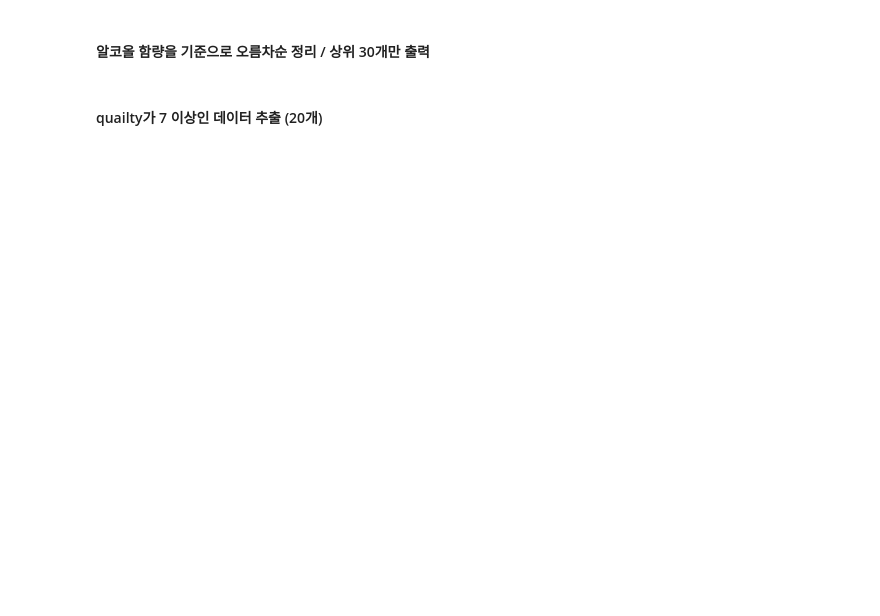
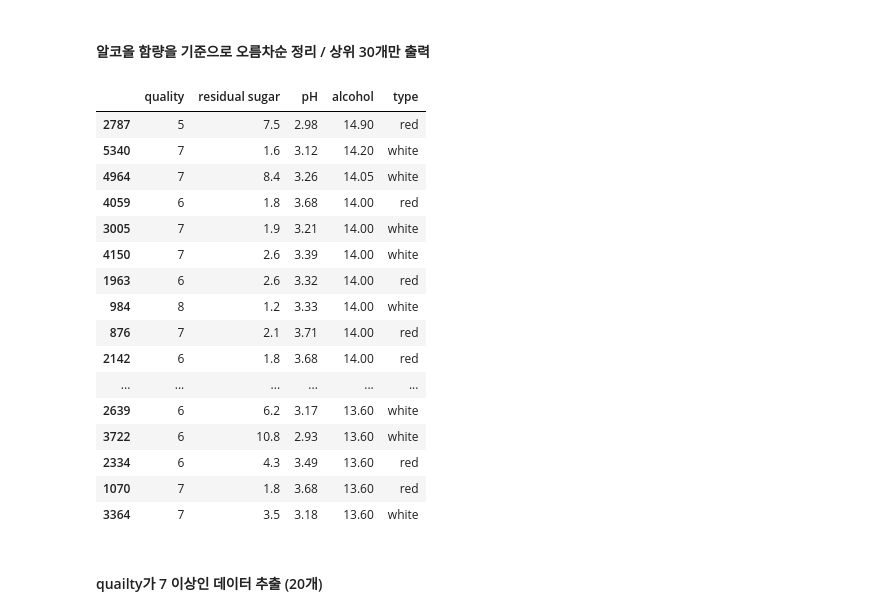
Before and after one commit to kimkimwonwon/22th_newcomer, a Jupyter notebook: 0110_Pandas_Numpy/pandas_numpy_22기 교육세션_과제의 사본.ipynb, the cells around one changed output. Cells and saved outputs as stored; diff of their text form; code cells hidden in the pictures; blank space fills up the shorter version.

```diff
--- a/0110_Pandas_Numpy/pandas_numpy_22기 교육세션_과제의 사본.ipynb
+++ b/0110_Pandas_Numpy/pandas_numpy_22기 교육세션_과제의 사본.ipynb
@@ -48,4 +174,24 @@ data.head()
 # %% [markdown]
 #### 알코올 함량을 기준으로 오름차순 정리  / 상위 30개만 출력
+# %%
+new_df.sort_values(by=['alcohol'],ascending=False).head(30)
+# %% [output]
+|  | quality | residual sugar | pH | alcohol | type |
+| 2787 | 5 | 7.5 | 2.98 | 14.90 | red |
+| 5340 | 7 | 1.6 | 3.12 | 14.20 | white |
+| 4964 | 7 | 8.4 | 3.26 | 14.05 | white |
+| 4059 | 6 | 1.8 | 3.68 | 14.00 | red |
+| 3005 | 7 | 1.9 | 3.21 | 14.00 | white |
+| 4150 | 7 | 2.6 | 3.39 | 14.00 | white |
+| 1963 | 6 | 2.6 | 3.32 | 14.00 | red |
+| 984 | 8 | 1.2 | 3.33 | 14.00 | white |
+| 876 | 7 | 2.1 | 3.71 | 14.00 | red |
+| 2142 | 6 | 1.8 | 3.68 | 14.00 | red |
+| ... | ... | ... | ... | ... | ... |
+| 2639 | 6 | 6.2 | 3.17 | 13.60 | white |
+| 3722 | 6 | 10.8 | 2.93 | 13.60 | white |
+| 2334 | 6 | 4.3 | 3.49 | 13.60 | red |
+| 1070 | 7 | 1.8 | 3.68 | 13.60 | red |
+| 3364 | 7 | 3.5 | 3.18 | 13.60 | white |
 # %% [markdown]
 #### quailty가 7 이상인 데이터 추출 (20개)
```
Also changed, not shown: parts of 24 cells of this notebook, 1 other file.
